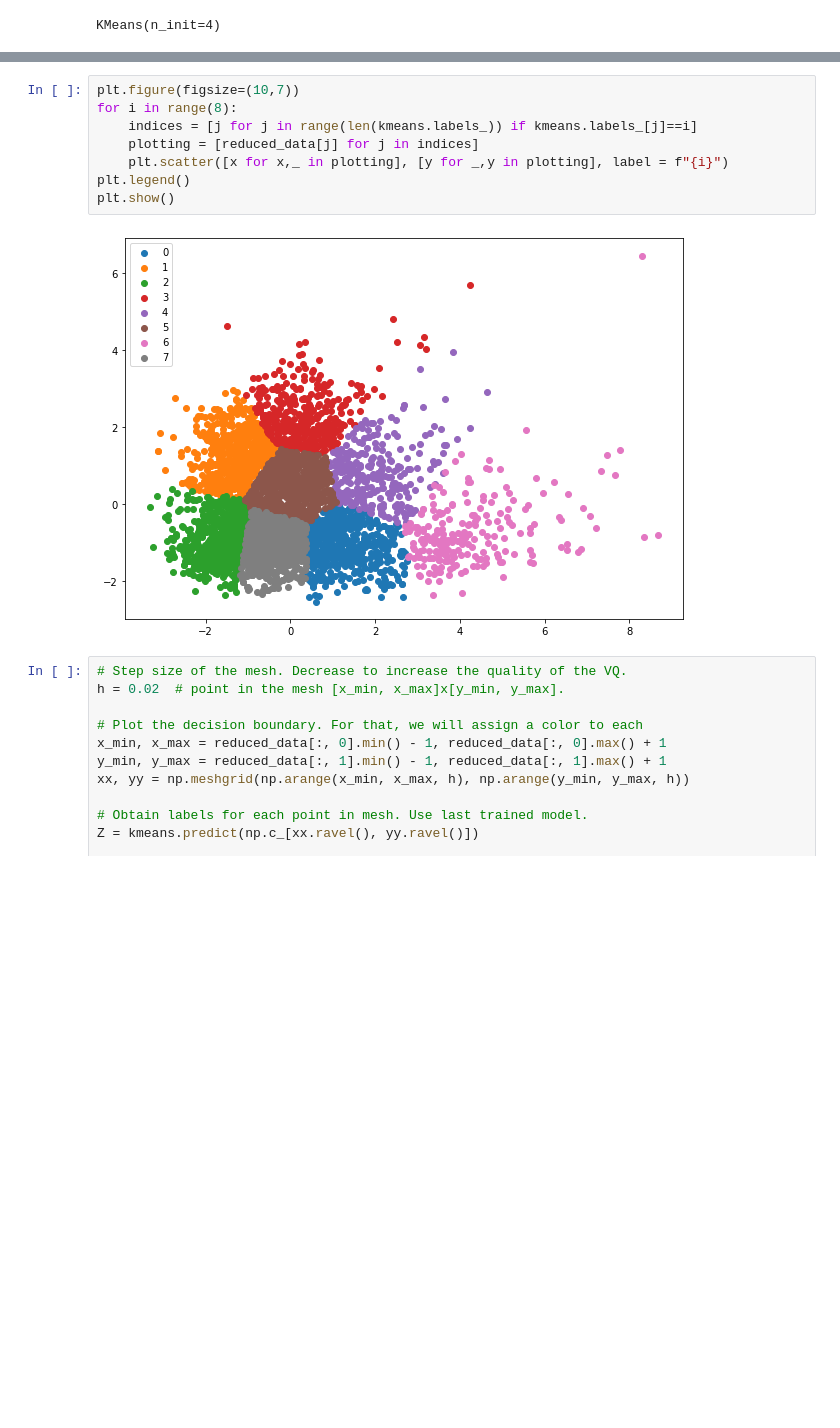
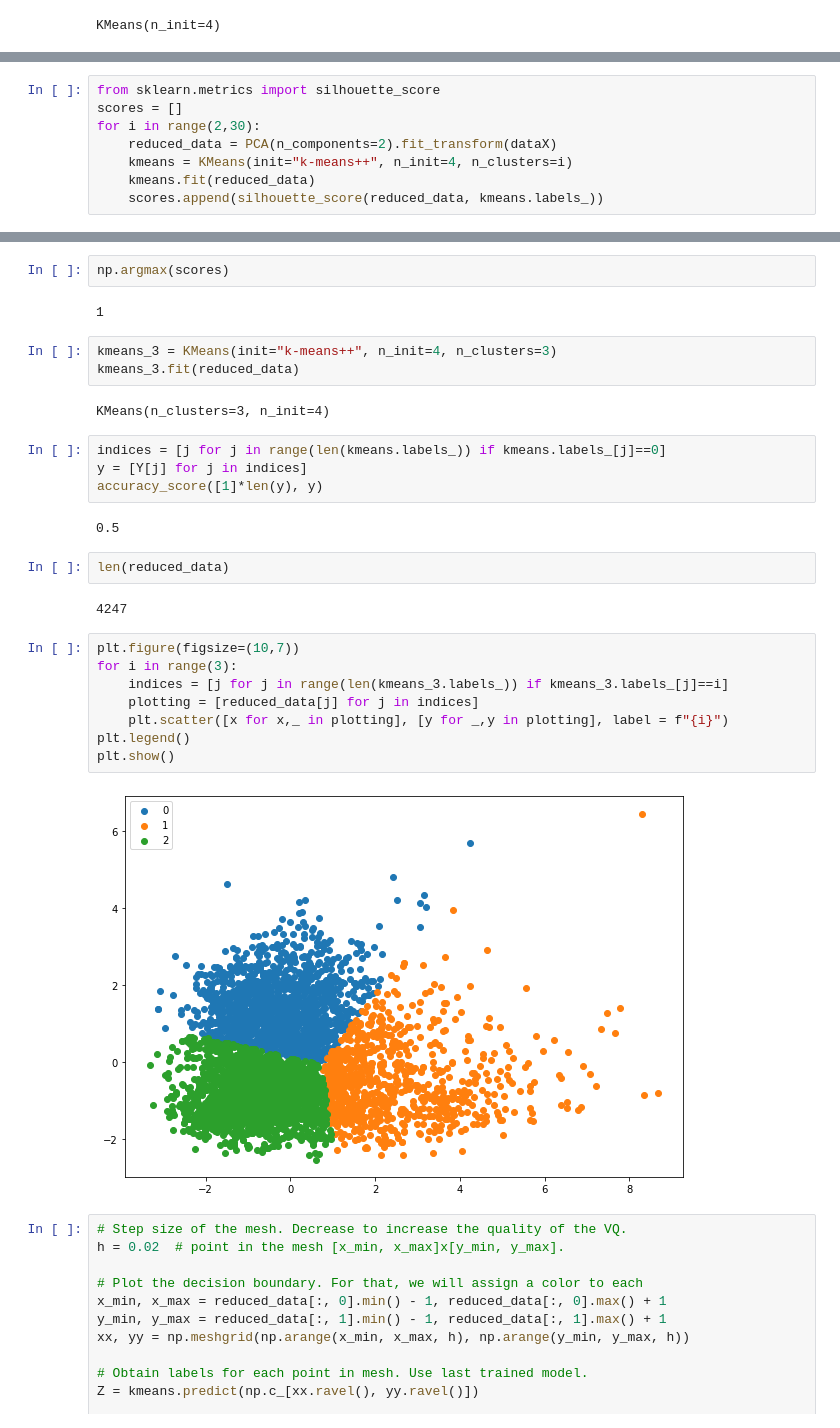
Before and after one commit to arora-ansh/HitPredictor-ML-Project, a Jupyter notebook: kmeans.ipynb, the cells around one changed output, grey strips where cells are left out. Saved outputs shown, nothing was run; the diff lists cells and outputs as text; blank space fills up the shorter version.

```diff
--- a/kmeans.ipynb
+++ b/kmeans.ipynb
@@ -40,0 +41,8 @@ array([-0.09619238,  1.5993962 ])
+# %%
+from sklearn.metrics import silhouette_score
+scores = []
+for i in range(2,30):
+    reduced_data = PCA(n_components=2).fit_transform(dataX)
+    kmeans = KMeans(init="k-means++", n_init=4, n_clusters=i)
+    kmeans.fit(reduced_data)
+    scores.append(silhouette_score(reduced_data, kmeans.labels_))
@@ -41,13 +56,32 @@ array([-0.09619238,  1.5993962 ])
+# %%
+np.argmax(scores)
+# %% [output]
+1
+# %%
+kmeans_3 = KMeans(init="k-means++", n_init=4, n_clusters=3)
+kmeans_3.fit(reduced_data)
+# %% [output]
+KMeans(n_clusters=3, n_init=4)
+# %%
+indices = [j for j in range(len(kmeans.labels_)) if kmeans.labels_[j]==0]
+y = [Y[j] for j in indices]
+accuracy_score([1]*len(y), y)
+# %% [output]
+0.5
+# %%
+len(reduced_data)
+# %% [output]
+4247
 # %%
 plt.figure(figsize=(10,7))
-for i in range(8):
-    indices = [j for j in range(len(kmeans.labels_)) if kmeans.labels_[j]==i]
+for i in range(3):
+    indices = [j for j in range(len(kmeans_3.labels_)) if kmeans_3.labels_[j]==i]
     plotting = [reduced_data[j] for j in indices]
     plt.scatter([x for x,_ in plotting], [y for _,y in plotting], label = f"{i}")
 plt.legend()
 plt.show()
 # %% [output]
-[figure, old version]
+[figure, new version]
 # %%
 # Step size of the mesh. Decrease to increase the quality of the VQ.
 h = 0.02  # point in the mesh [x_min, x_max]x[y_min, y_max].
```
Also changed, not shown: parts of 3 cells of this notebook, 9 other files.
